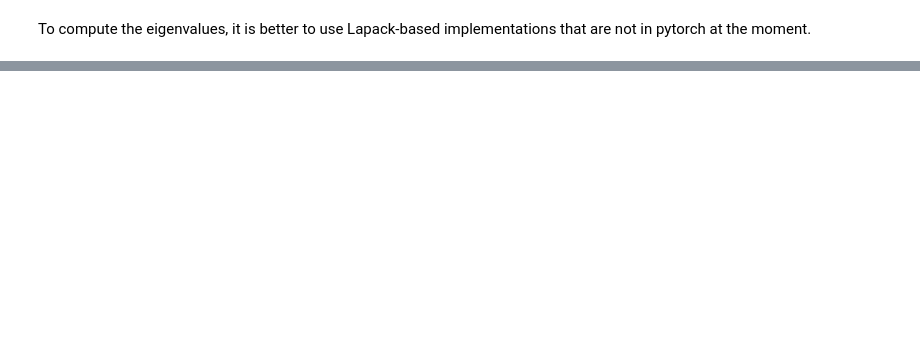
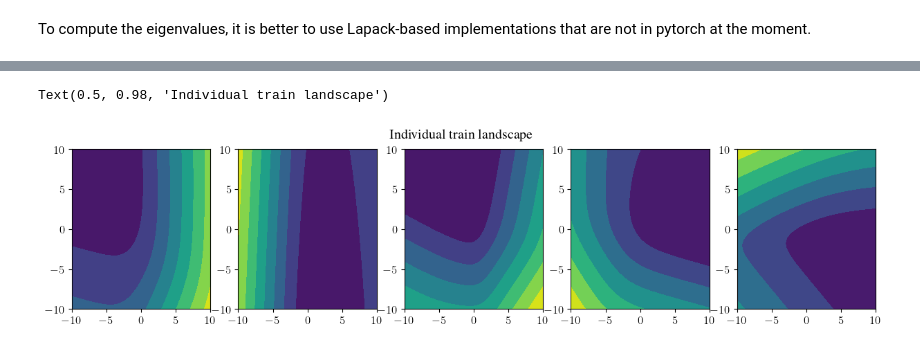
Before and after one commit to VivienCabannes/memory-theory, a Jupyter notebook: scratchpad.ipynb, the cells around one changed output, grey strips where cells are left out. Drawn from its saved outputs; the diff is of its cells as text; code cells hidden in the pictures; blank space fills up the shorter version.

```diff
--- a/scratchpad.ipynb
+++ b/scratchpad.ipynb
@@ -433,0 +459,8 @@ axes[2].plot(th.arange(nb_epoch), test_loss)
+# %%
+fig, ax = plt.subplots(1, 5, figsize=(15, 3))
+for i in range(5):
+    ax[i].contourf(X, Y, -log_likelihood[:, i].reshape((num, num)))
+fig.suptitle('Individual train landscape')
+# %% [output]
+Text(0.5, 0.98, 'Individual train landscape')
+[figure, added]
```
Also changed, not shown: parts of 15 cells of this notebook, 2 other files.
